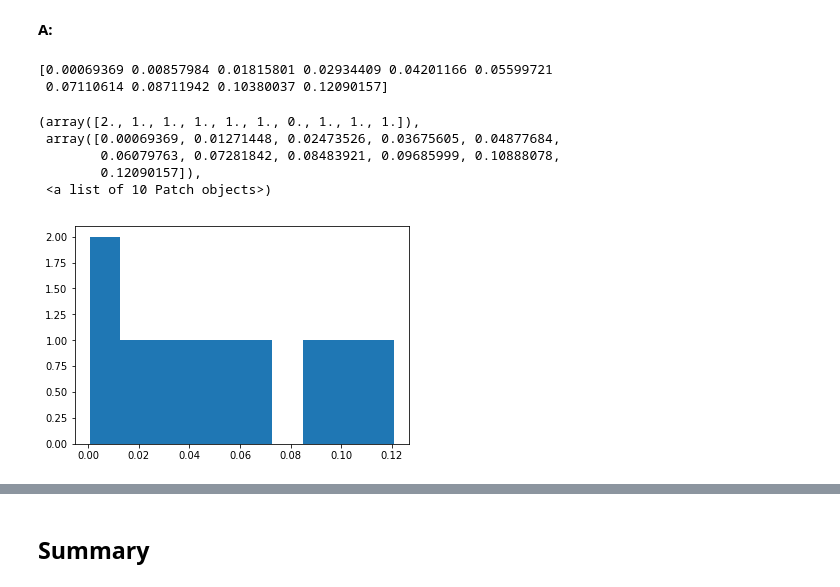
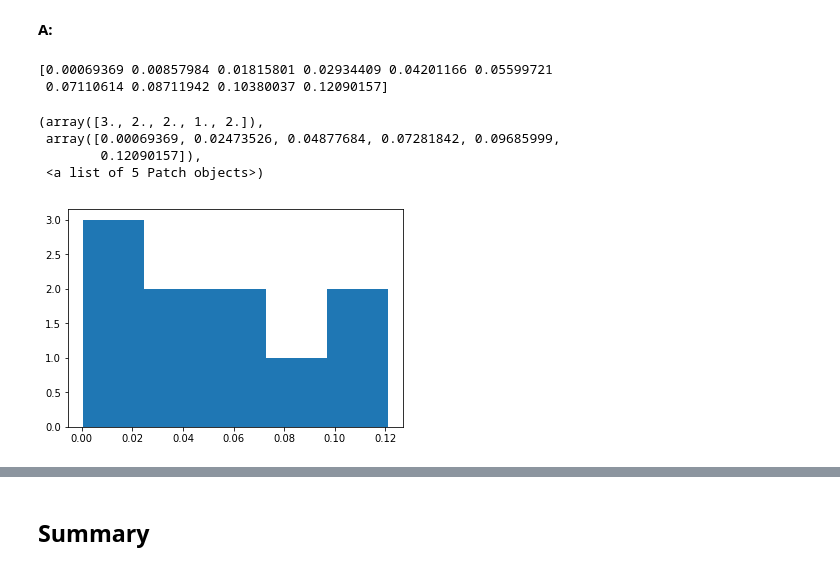
Before and after one commit to adithyansubramanian/Springboard_Bayesian, a Jupyter notebook: inferential_statistics_3-Q.ipynb, the cells around one changed output, grey strips where cells are left out. Saved outputs shown, nothing was run; the diff lists cells and outputs as text; code cells hidden in the pictures.

```diff
--- a/inferential_statistics_3-Q.ipynb
+++ b/inferential_statistics_3-Q.ipynb
@@ -171,20 +170,19 @@ __A:__
 # %%
 quantile = np.arange (0.01, 1, 0.1)
 a = 1.99184063
 
 # Random Variates
 R = gamma.rvs(a, scale = 2,  size = 10)
 
 # PDF
 R = gamma.pdf(a, quantile, loc = 0, scale = 1)
 print(R)
-plt.hist(R)
+plt.hist(R, bins=5)
 # %% [output]
 [0.00069369 0.00857984 0.01815801 0.02934409 0.04201166 0.05599721
  0.07110614 0.08711942 0.10380037 0.12090157]
-(array([2., 1., 1., 1., 1., 1., 0., 1., 1., 1.]),
- array([0.00069369, 0.01271448, 0.02473526, 0.03675605, 0.04877684,
-        0.06079763, 0.07281842, 0.08483921, 0.09685999, 0.10888078,
+(array([3., 2., 2., 1., 2.]),
+ array([0.00069369, 0.02473526, 0.04877684, 0.07281842, 0.09685999,
         0.12090157]),
- <a list of 10 Patch objects>)
+ <a list of 5 Patch objects>)
-[figure, old version]
+[figure, new version]
```
Also changed, not shown: parts of 3 cells of this notebook.
